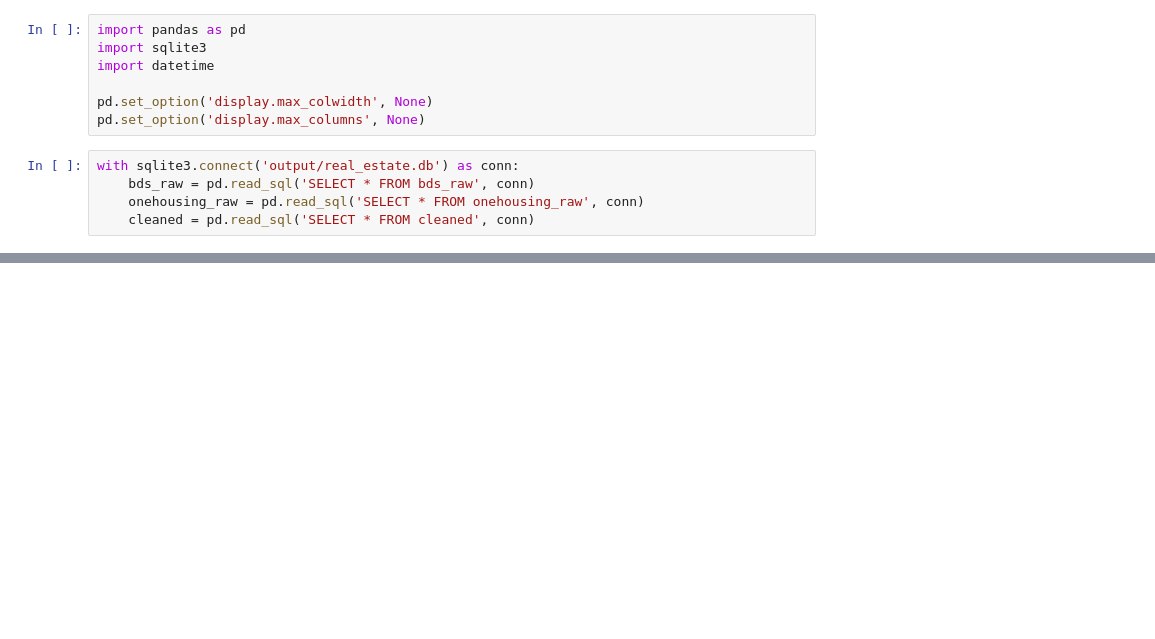
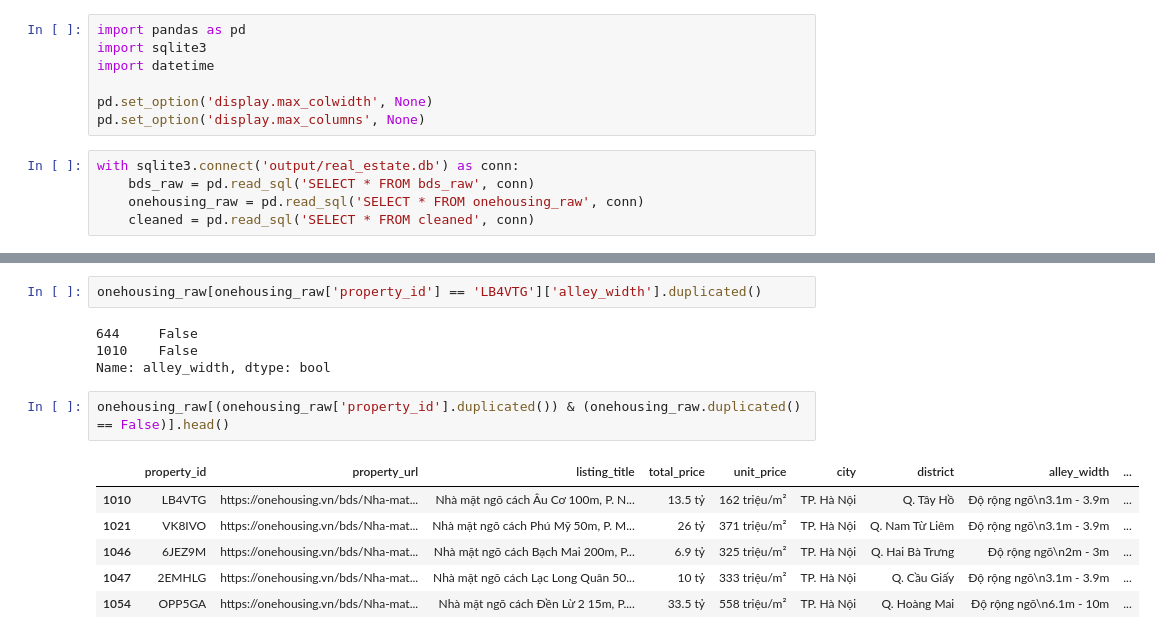
Before and after one commit to PhamMaiLinh-2403/estates-app, a Jupyter notebook: test.ipynb, the cells around one changed output, grey strips where cells are left out. Saved outputs shown, nothing was run; the diff lists cells and outputs as text; blank space fills up the shorter version.

```diff
--- a/test.ipynb
+++ b/test.ipynb
@@ -12,0 +89,15 @@ with sqlite3.connect('output/real_estate.db') as conn:
+# %%
+onehousing_raw[onehousing_raw['property_id'] == 'LB4VTG']['alley_width'].duplicated()
+# %% [output]
+644     False
+1010    False
+Name: alley_width, dtype: bool
+# %%
+onehousing_raw[(onehousing_raw['property_id'].duplicated()) & (onehousing_raw.duplicated() == False)].head()
+# %% [output]
+|  | property_id | property_url | listing_title | total_price | unit_price | city | district | alley_width | ... |
+| 1010 | LB4VTG | https://onehousing.vn/bds/Nha-mat... | Nhà mặt ngõ cách Âu Cơ 100m, P. N... | 13.5 tỷ | 162 triệu/m² | TP. Hà Nội | Q. Tây Hồ | Độ rộng ngõ\n3.1m - 3.9m | ... |
+| 1021 | VK8IVO | https://onehousing.vn/bds/Nha-mat... | Nhà mặt ngõ cách Phú Mỹ 50m, P. M... | 26 tỷ | 371 triệu/m² | TP. Hà Nội | Q. Nam Từ Liêm | Độ rộng ngõ\n3.1m - 3.9m | ... |
+| 1046 | 6JEZ9M | https://onehousing.vn/bds/Nha-mat... | Nhà mặt ngõ cách Bạch Mai 200m, P... | 6.9 tỷ | 325 triệu/m² | TP. Hà Nội | Q. Hai Bà Trưng | Độ rộng ngõ\n2m - 3m | ... |
+| 1047 | 2EMHLG | https://onehousing.vn/bds/Nha-mat... | Nhà mặt ngõ cách Lạc Long Quân 50... | 10 tỷ | 333 triệu/m² | TP. Hà Nội | Q. Cầu Giấy | Độ rộng ngõ\n3.1m - 3.9m | ... |
+| 1054 | OPP5GA | https://onehousing.vn/bds/Nha-mat... | Nhà mặt ngõ cách Đền Lừ 2 15m, P.... | 33.5 tỷ | 558 triệu/m² | TP. Hà Nội | Q. Hoàng Mai | Độ rộng ngõ\n6.1m - 10m | ... |
```
Also changed, not shown: parts of 32 cells of this notebook, 6 other files.
